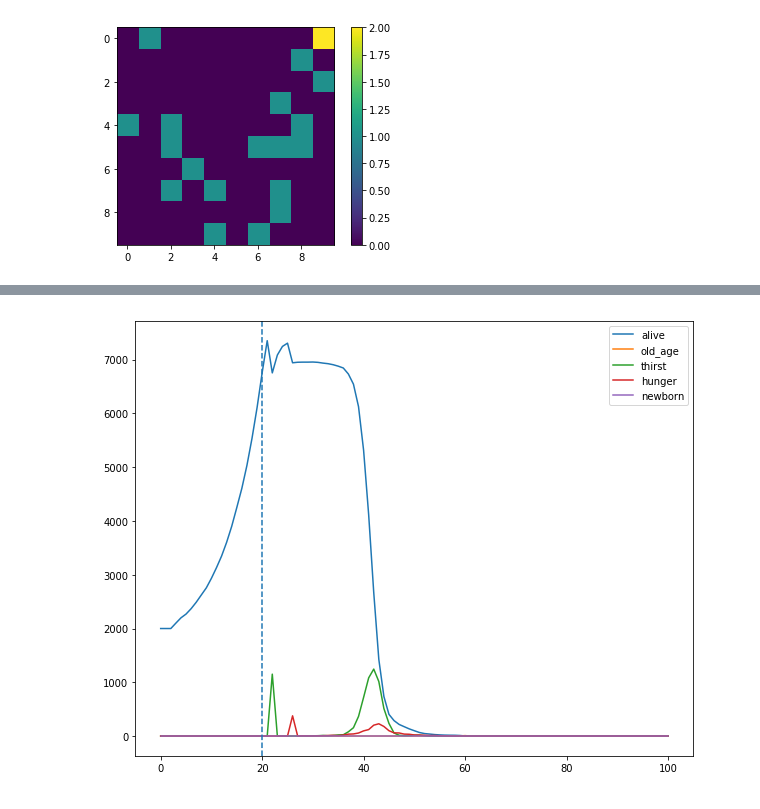
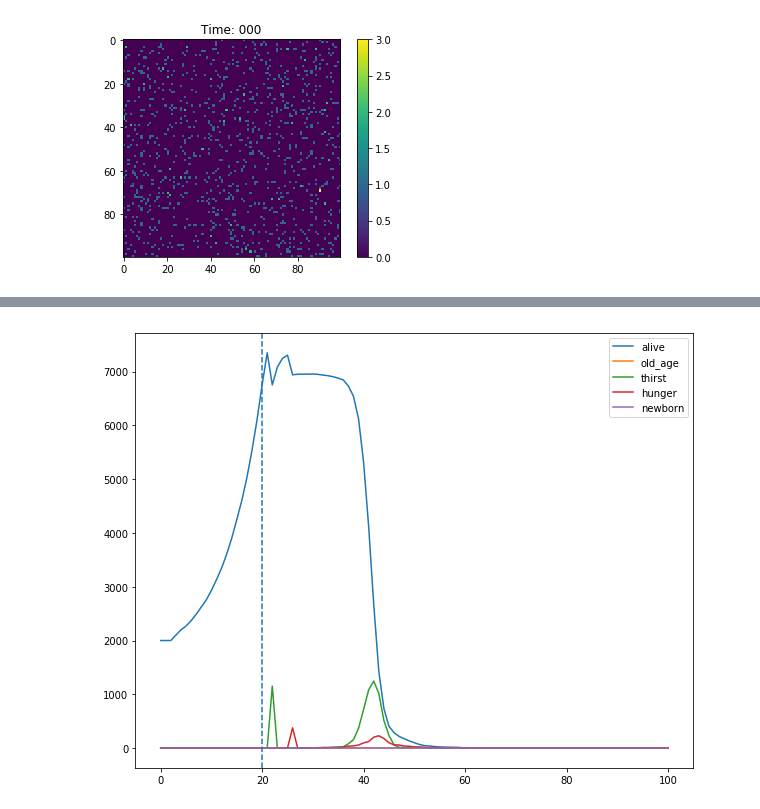
Before and after one commit to bbrzycki/flowerpot, a Jupyter notebook: jupyter-notebooks/Visualize_2D.ipynb, the cells around one changed output, grey strips where cells are left out. Drawn from its saved outputs; the diff is of its cells as text; code cells hidden in the pictures.

```diff
--- a/jupyter-notebooks/Visualize_2D.ipynb
+++ b/jupyter-notebooks/Visualize_2D.ipynb
@@ -14,29 +14,30 @@ from flowerpot import *
 organism_list = dataset_io.load_organism_dataset('/Users/bryanbrzycki/Documents/Personal/Evolution-Code/Code/blossom/scripts/datasets/test_general_2d/organisms_ds0010.txt')
 organism_list
 # %%
-organism_path = '/Users/bryanbrzycki/Documents/Personal/Evolution-Code/Code/blossom/scripts/datasets/test_general_2d/organisms_ds0000.txt'
-world_path = '/Users/bryanbrzycki/Documents/Personal/Evolution-Code/Code/blossom/scripts/datasets/test_general_2d/world_ds0000.txt'
+organism_path = '/Users/bryanbrzycki/Documents/Personal/Evolution-Code/Code/blossom/scripts/2d/datasets/test_general_2d/organisms_ds0000.txt'
+world_path = '/Users/bryanbrzycki/Documents/Personal/Evolution-Code/Code/blossom/scripts/2d/datasets/test_general_2d/world_ds0000.txt'
 
 import json
 
 with open(organism_path, 'r') as f:
     organism_list = json.load(f)
 with open(world_path, 'r') as f:
     world = json.load(f)
 
-world_size = [10, 10]
+world_size = world['world_size']
 plot = [[0 for x in range(world_size[1])] for x in range(world_size[0])]
 
 for organism in organism_list:
     if organism['alive']:
         plot[organism['position'][0]][organism['position'][1]] += 1
 
 plt.imshow(plot)
+plt.title('Time: %03d' % 0)
 # plt.clim(0,10)
 plt.colorbar()
 plt.savefig('test.png')
 # %% [output]
-[figure, old version]
+[figure, new version]
 # %%
 organism_fields = ['alive', 'old_age', 'thirst', 'hunger', 'births']
 world_fields = ['water', 'food']
```
Also changed, not shown: parts of 2 cells of this notebook, 4 other files.
